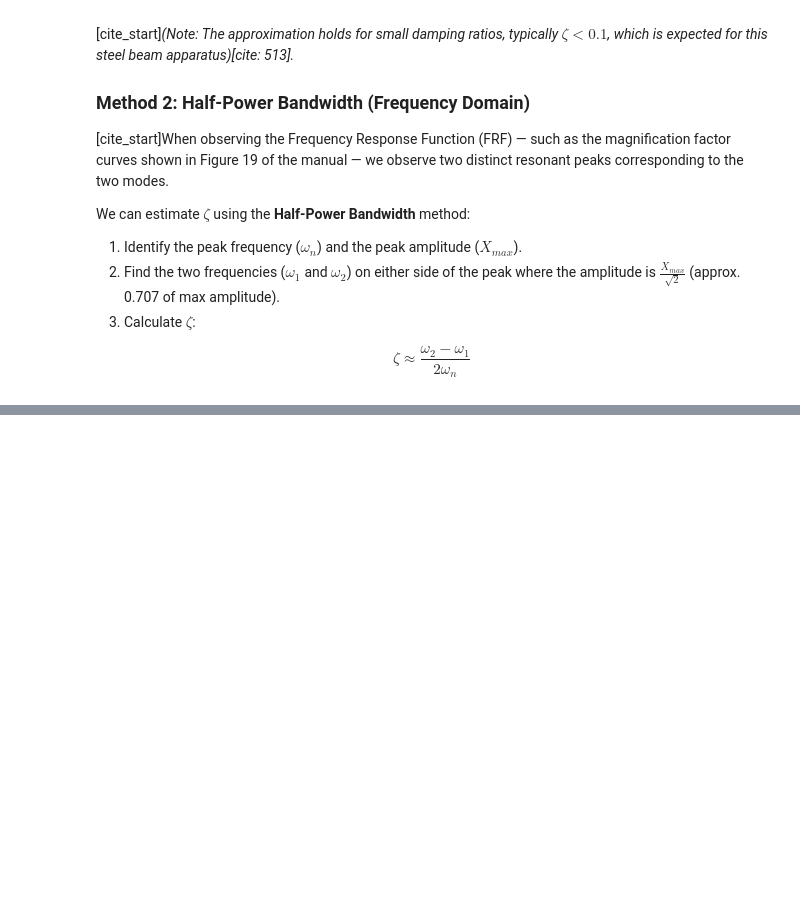
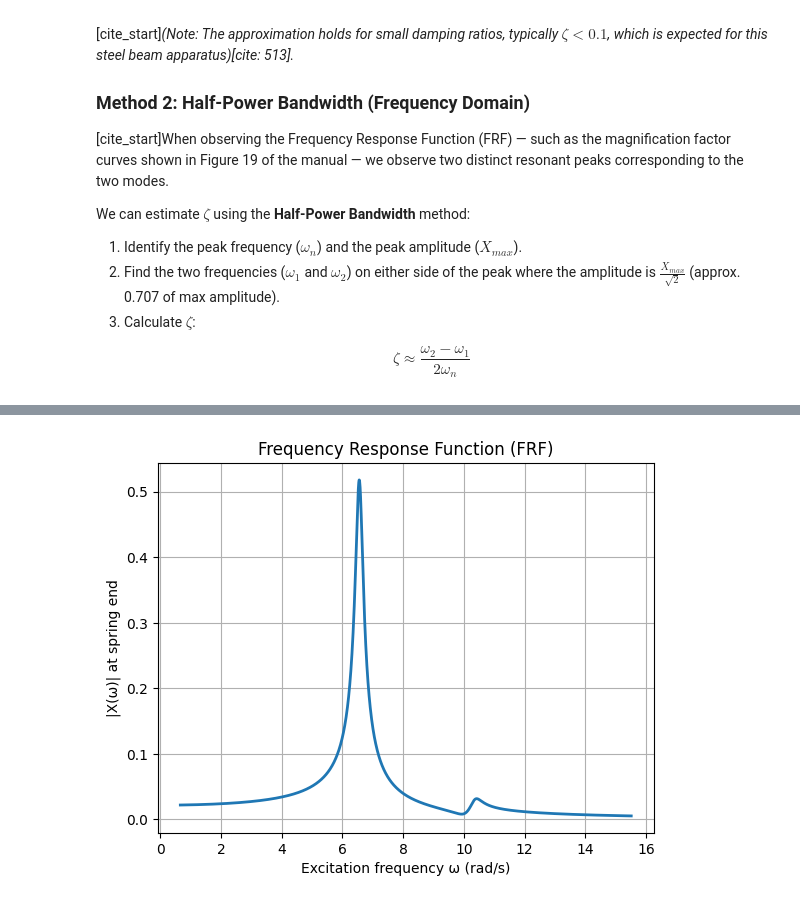
Before and after one commit to Du-nara/ME421-Mechanical-Systems-Lab-A3, a Jupyter notebook: Vibration/E_20_249_Vibration.ipynb, the cells around one changed output, grey strips where cells are left out. Saved outputs shown, nothing was run; the diff lists cells and outputs as text; code cells hidden in the pictures; blank space fills up the shorter version.

```diff
--- a/Vibration/E_20_249_Vibration.ipynb
+++ b/Vibration/E_20_249_Vibration.ipynb
@@ -103,0 +190,17 @@ $$\zeta \approx \frac{\omega_2 - \omega_1}{2\omega_n}$$
+# %%
+omega = np.linspace(0.1*w1, 1.5*w2, 2000)
+X = np.zeros(len(omega), dtype=complex)
+
+for i, om in enumerate(omega):
+    Z = -om**2*M + 1j*om*C + K
+    X[i] = np.linalg.solve(Z, b)[1]
+
+plt.figure()
+plt.plot(omega, np.abs(X), linewidth=2)
+plt.xlabel("Excitation frequency ω (rad/s)")
+plt.ylabel("|X(ω)| at spring end")
+plt.title("Frequency Response Function (FRF)")
+plt.grid(True)
+plt.show()
+# %% [output]
+[figure, added]
```
Also changed, not shown: parts of 6 cells of this notebook.
